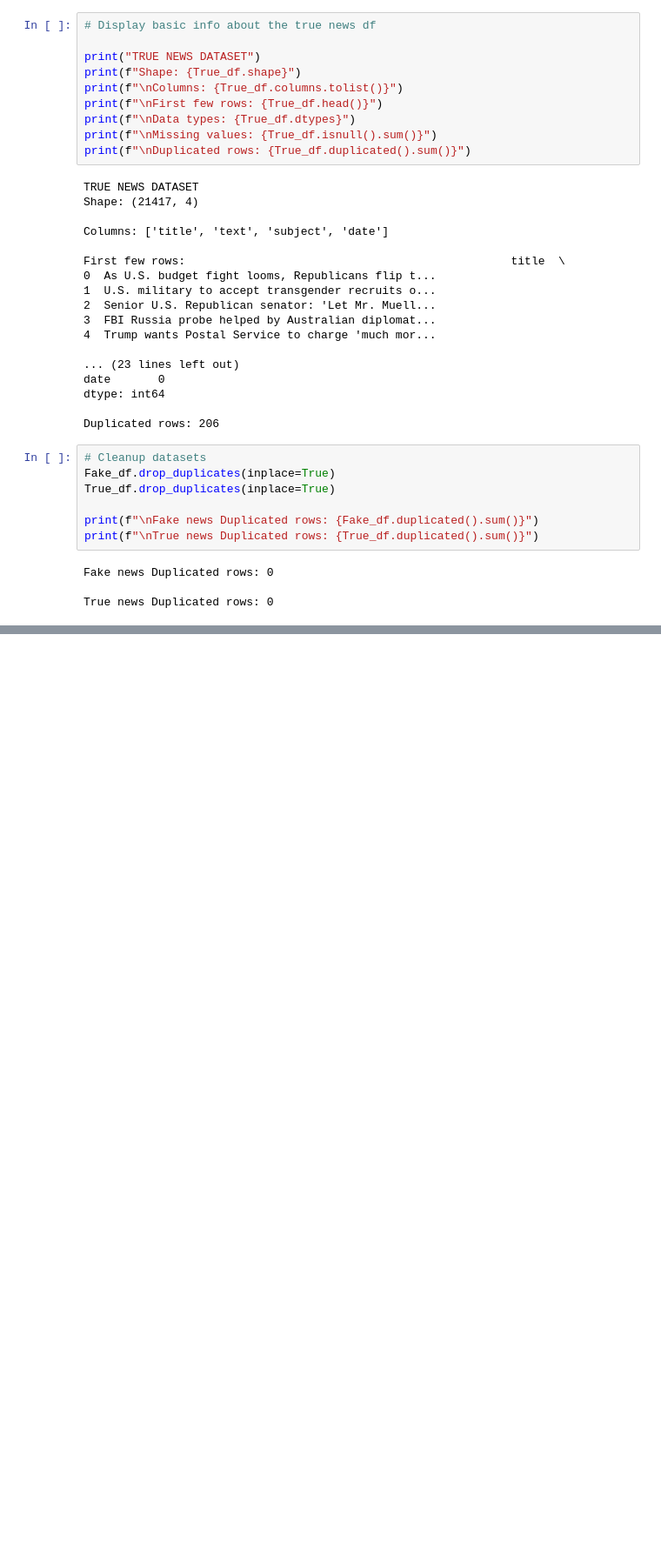
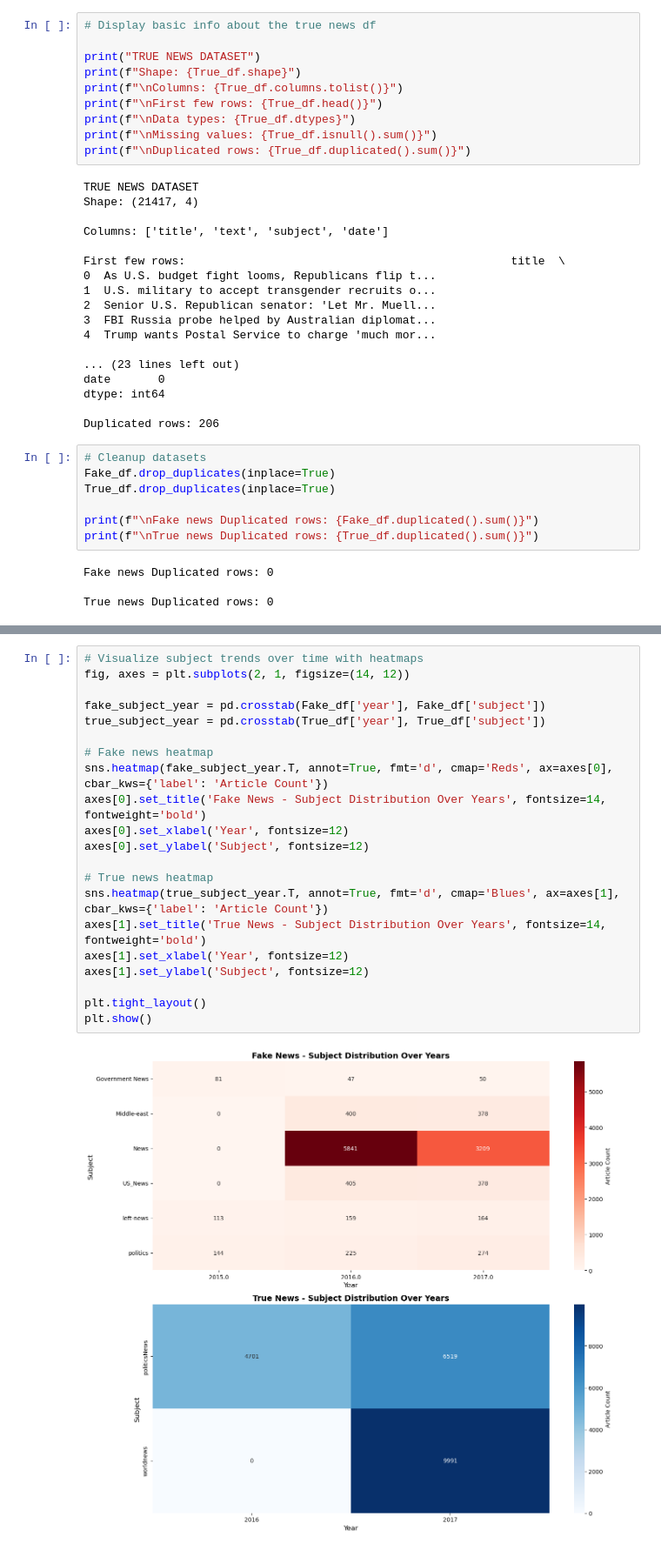
Before and after one commit to akwve/STA160_Group2_Project, a Jupyter notebook: news_analysis.ipynb, the cells around one changed output, grey strips where cells are left out. Shown: that part at 87% size. Cells and saved outputs as stored; diff of their text form; blank space fills up the shorter version.

```diff
--- a/news_analysis.ipynb
+++ b/news_analysis.ipynb
@@ -75,0 +123,23 @@ True news Duplicated rows: 0
+# %%
+# Visualize subject trends over time with heatmaps
+fig, axes = plt.subplots(2, 1, figsize=(14, 12))
+
+fake_subject_year = pd.crosstab(Fake_df['year'], Fake_df['subject'])
+true_subject_year = pd.crosstab(True_df['year'], True_df['subject'])
+
+# Fake news heatmap
+sns.heatmap(fake_subject_year.T, annot=True, fmt='d', cmap='Reds', ax=axes[0], cbar_kws={'label': 'Article Count'})
+axes[0].set_title('Fake News - Subject Distribution Over Years', fontsize=14, fontweight='bold')
+axes[0].set_xlabel('Year', fontsize=12)
+axes[0].set_ylabel('Subject', fontsize=12)
+
+# True news heatmap
+sns.heatmap(true_subject_year.T, annot=True, fmt='d', cmap='Blues', ax=axes[1], cbar_kws={'label': 'Article Count'})
+axes[1].set_title('True News - Subject Distribution Over Years', fontsize=14, fontweight='bold')
+axes[1].set_xlabel('Year', fontsize=12)
+axes[1].set_ylabel('Subject', fontsize=12)
+
+plt.tight_layout()
+plt.show()
+# %% [output]
+[figure, added]
```
Also changed, not shown: parts of 2 cells of this notebook.
